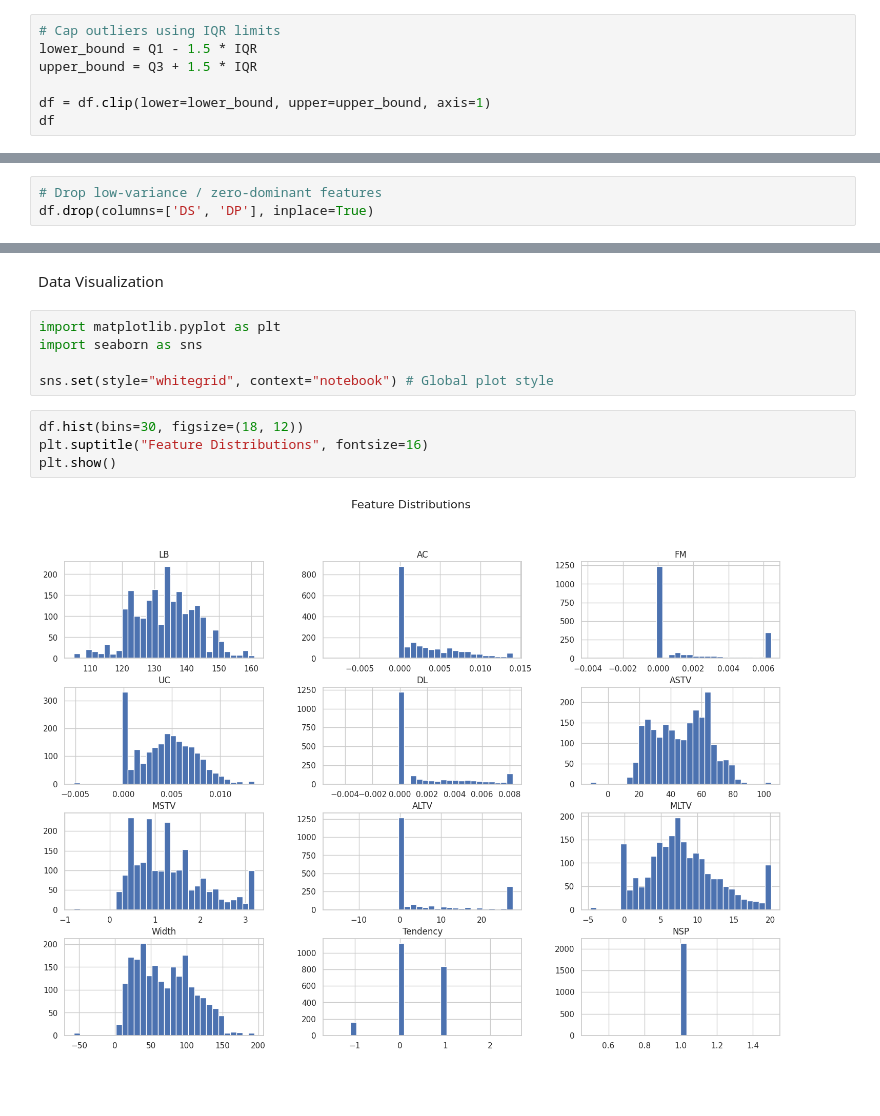
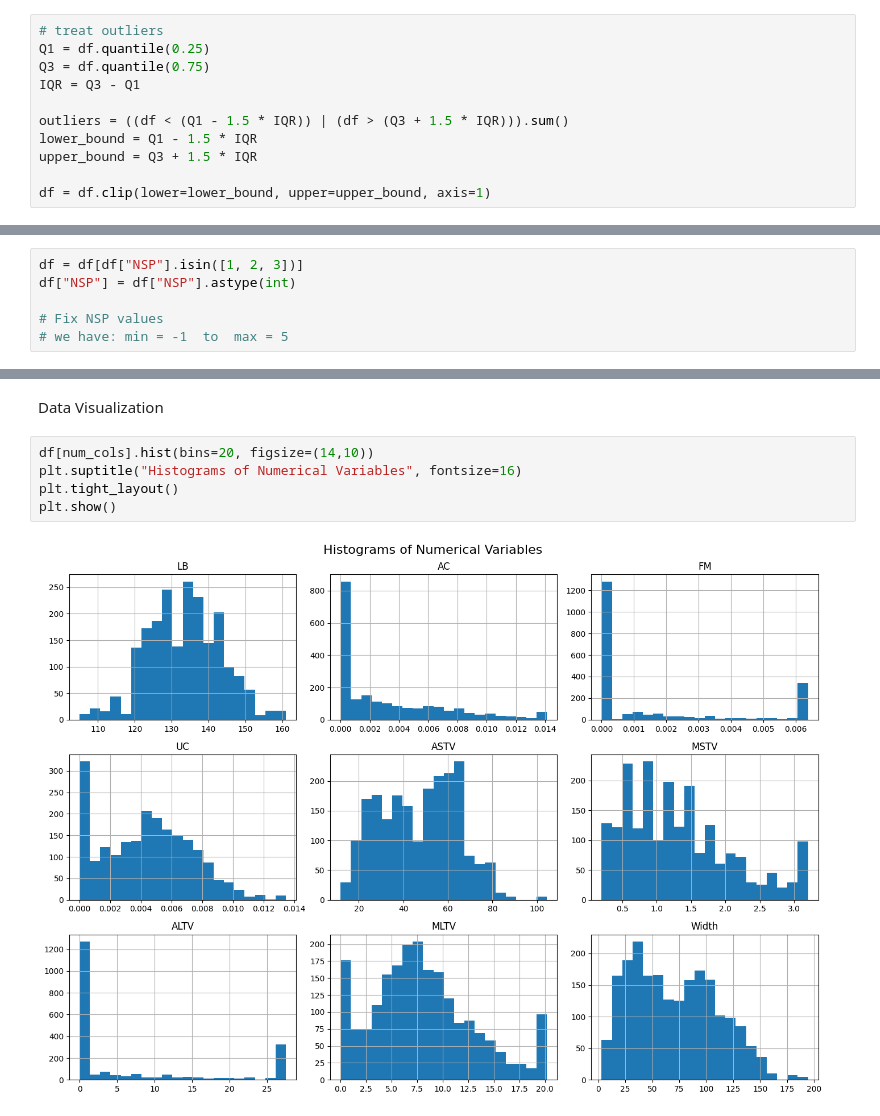
Before and after one commit to omkargutal/Data_Science-ML-Projects-Topicwise-, a Jupyter notebook: EDA1/EDA1.ipynb, the cells around one changed output, grey strips where cells are left out. Saved outputs shown, nothing was run; the diff lists cells and outputs as text; blank space fills up the shorter version.

```diff
--- a/EDA1/EDA1.ipynb
+++ b/EDA1/EDA1.ipynb
@@ -178,8 +228,12 @@ outliers
 dtype: int64
 # %%
-# Cap outliers using IQR limits
+# treat outliers
+Q1 = df.quantile(0.25)
+Q3 = df.quantile(0.75)
+IQR = Q3 - Q1
+
+outliers = ((df < (Q1 - 1.5 * IQR)) | (df > (Q3 + 1.5 * IQR))).sum()
 lower_bound = Q1 - 1.5 * IQR
 upper_bound = Q3 + 1.5 * IQR
 
 df = df.clip(lower=lower_bound, upper=upper_bound, axis=1)
-df
@@ -262,3 +239,0 @@ memory usage: 248.9 KB
-# %%
-# Drop low-variance / zero-dominant features
-df.drop(columns=['DS', 'DP'], inplace=True)
@@ -271,2 +255,8 @@ df.shape
+# %%
+df = df[df["NSP"].isin([1, 2, 3])]
+df["NSP"] = df["NSP"].astype(int)
+
+# Fix NSP values
+# we have: min = -1  to  max = 5
 # %% [markdown]
 Statistical Summary
@@ -380,13 +362,9 @@ Overall, variability-based features are the most informative, supporting feature
 # %% [markdown]
 Data Visualization
-# %%
-import matplotlib.pyplot as plt
-import seaborn as sns
-
-sns.set(style="whitegrid", context="notebook") # Global plot style
 # %%
-df.hist(bins=30, figsize=(18, 12))
-plt.suptitle("Feature Distributions", fontsize=16)
+df[num_cols].hist(bins=20, figsize=(14,10))
+plt.suptitle("Histograms of Numerical Variables", fontsize=16)
+plt.tight_layout()
 plt.show()
 # %% [output]
-[figure, old version]
+[figure, new version]
```
Also changed, not shown: parts of 58 cells of this notebook, 10 other files.
